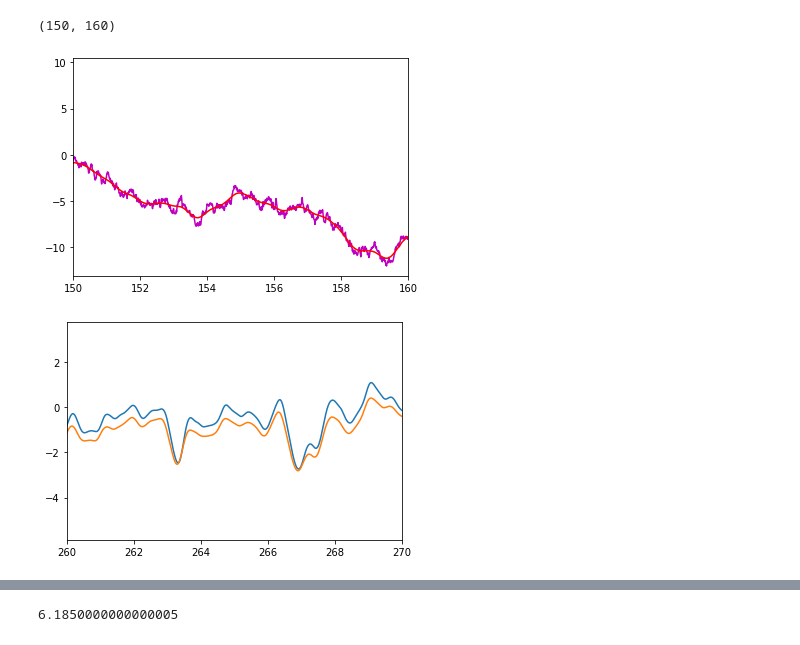
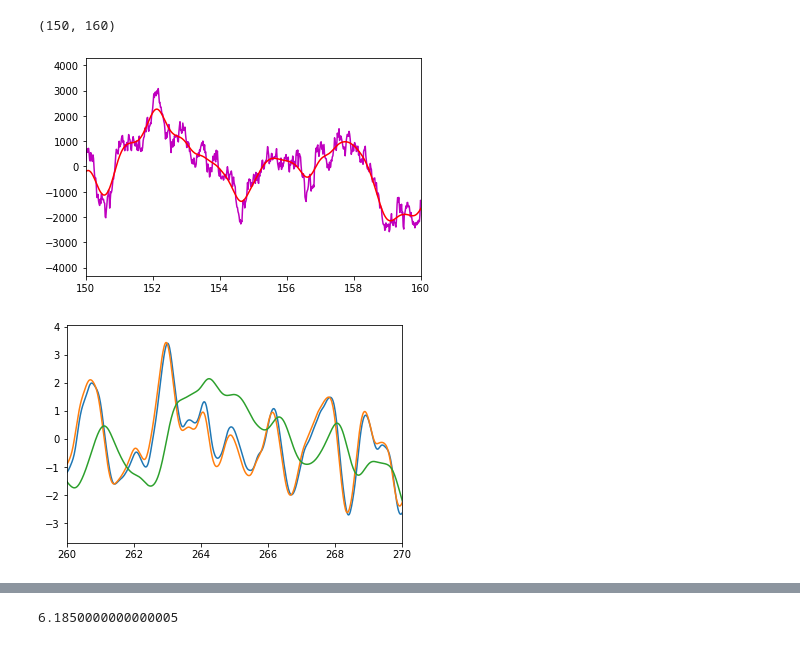
Before and after one commit to llincooi/retina_python, a Jupyter notebook: Fake_Spike_Model2.ipynb, the cells around one changed output, grey strips where cells are left out. Saved outputs shown, nothing was run; the diff lists cells and outputs as text; code cells hidden in the pictures.

```diff
--- a/Fake_Spike_Model2.ipynb
+++ b/Fake_Spike_Model2.ipynb
@@ -74,35 +74,35 @@ def PIfunc(r, x, v, dt, window):
 # %%
 #main
 # OU ; input
 Tot=300
-dt=0.01
+dt=1./60
 T=np.arange(dt,Tot,dt)
-tau=10
-D = 4
+tau=4.5/2.12**2
+D = 27*10**5
 L=np.zeros(len(T))
 mu, sigma = 0, 1
 for i in range(len(T)-1):
     L[i+1]=L[i]*(1-dt/tau)+math.sqrt(D*dt)*np.random.normal(mu,sigma)
 
 # filtering for OUSmoothed
 cutoffFreq = 1
 b, a = signal.butter(2, 2*cutoffFreq*dt, btype='low', analog=False)
 x = signal.filtfilt(b, a, L)
 v = ndimage.gaussian_filter1d(x, sigma=1, order=1, mode='wrap') / dt
 # v = np.diff(x)/dt
 x=x[1:-1]
 v=v[1:-1] #cut ends.  V(n) = X(n) -X(n-1)
 T=T[1:-1]
 plt.plot(T,L[1:-1], 'm-')
 plt.plot(T,x, 'r-')
 plt.xlim(150,160)
 # %% [output]
 (150, 160)
-[figure, old version]
+[figure, new version]
 # %%
 ##response
 # Model one: simple estimation
-deltaT = 1.7
+deltaT = 0.5
 r1 = x+v*deltaT
 
 # Model Two: negative group delay
@@ -130,11 +130,13 @@ for j in range(len(T)-1):
 
 y= y/np.std(y)
 r1= r1/np.std(r1)
+x = x/np.std(x)
 plt.plot(T,y)
 plt.plot(T,r1)
+plt.plot(T,x)
 plt.xlim(260,270)
 
 #Chose which one to be response
 r = r1
 # %% [output]
-[figure, old version]
+[figure, new version]
```
Also changed, not shown: parts of 2 cells of this notebook, 4 other files.
